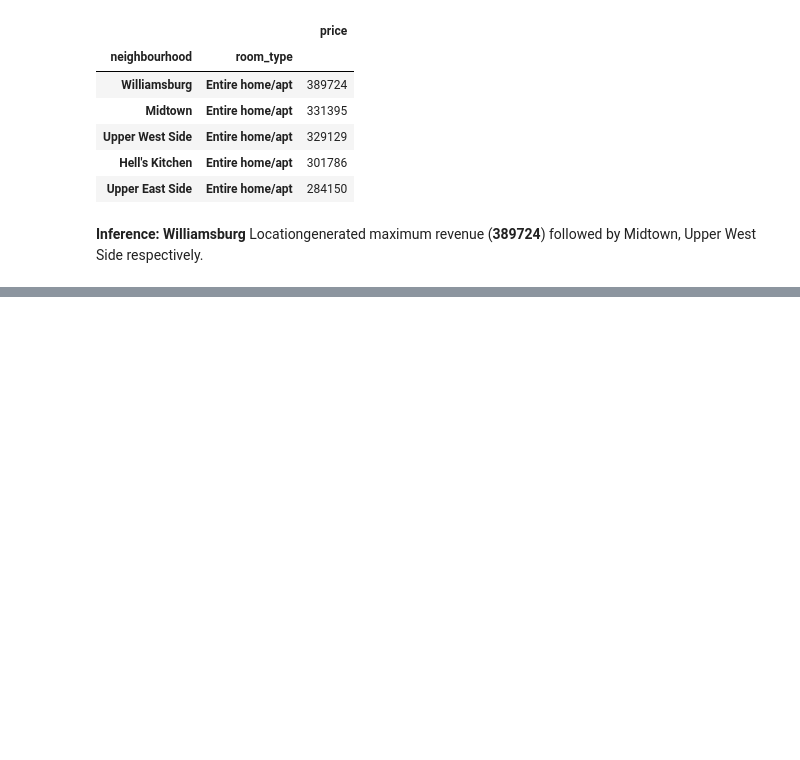
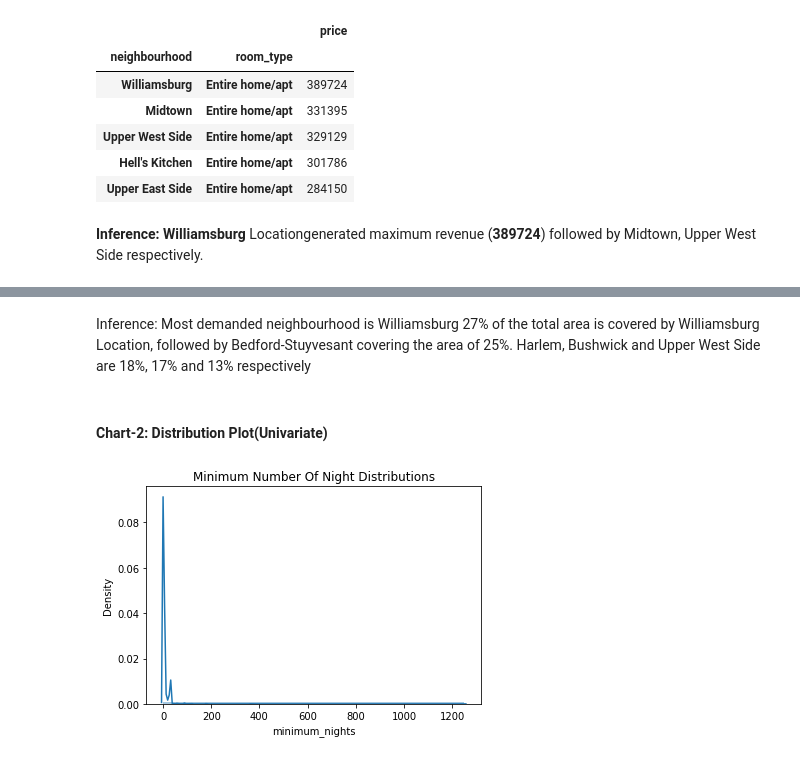
Before and after one commit to v1git12/Capstone-Project-1---AirBnb-Booking-Analysis, a Jupyter notebook: AirBnb_Booking_Analysis.ipynb, the cells around one changed output, grey strips where cells are left out. Drawn from its saved outputs; the diff is of its cells as text; code cells hidden in the pictures; blank space fills up the shorter version.

```diff
--- a/AirBnb_Booking_Analysis.ipynb
+++ b/AirBnb_Booking_Analysis.ipynb
@@ -433,0 +463,10 @@ df.sort_values("price",ascending=False).head()
+# %% [markdown]
+Inference: Most demanded neighbourhood is Williamsburg 27% of the total area is covered by Williamsburg Location, followed by Bedford-Stuyvesant covering the area of 25%. Harlem, Bushwick and Upper West Side are 18%, 17% and 13% respectively
+# %% [markdown]
+#### Chart-2: Distribution Plot(Univariate)
+# %%
+sns.distplot(airbnb_data['minimum_nights'], bins=1)
+plt.title('Minimum Number Of Night Distributions')
+plt.show()
+# %% [output]
+[figure, added]
```
Also changed, not shown: parts of 32 cells of this notebook.
